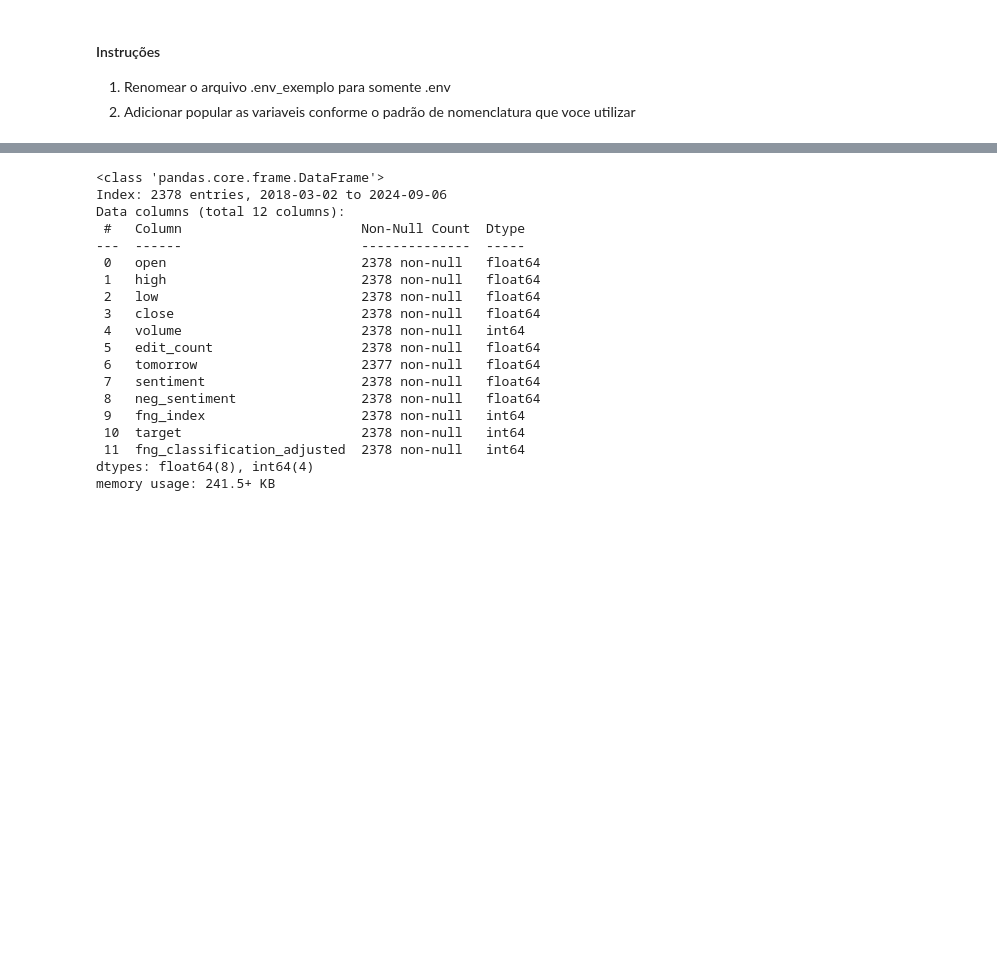
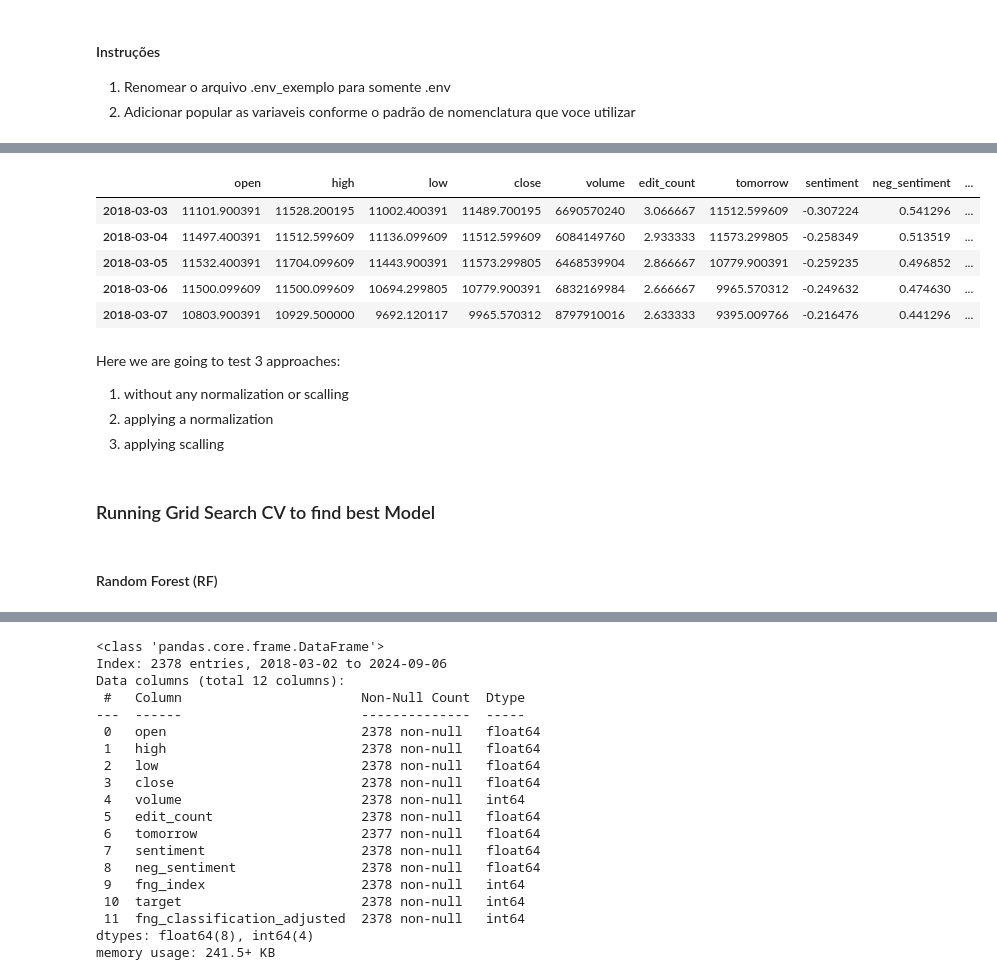
Before and after one commit to marcosnataqs/bitcoin_trend_prediction, a Jupyter notebook: ml_model_training/btc_trend_prediction_model.ipynb, the cells around one changed output, grey strips where cells are left out. Cells and saved outputs as stored; diff of their text form; code cells hidden in the pictures; blank space fills up the shorter version.

```diff
--- a/ml_model_training/btc_trend_prediction_model.ipynb
+++ b/ml_model_training/btc_trend_prediction_model.ipynb
@@ -70,0 +99,22 @@ df.head()
+# %%
+#Adjusting fng classification values
+def adjust_df_for_ml(df:pd.DataFrame, map:dict) -> pd.DataFrame:
+    df['fng_class_yest_adjusted'] = df['fng_class_yest'].map(map)
+    df.drop(columns=['fng_class', 'fng_class_yest'], axis=1, inplace=True)
+    return df
+
+data = adjust_df_for_ml(df=data, map=map)
+data.head()
+# %% [output]
+|  | open | high | low | close | volume | edit_count | tomorrow | sentiment | neg_sentiment | ... |
+| 2018-03-03 | 11101.900391 | 11528.200195 | 11002.400391 | 11489.700195 | 6690570240 | 3.066667 | 11512.599609 | -0.307224 | 0.541296 | ... |
+| 2018-03-04 | 11497.400391 | 11512.599609 | 11136.099609 | 11512.599609 | 6084149760 | 2.933333 | 11573.299805 | -0.258349 | 0.513519 | ... |
+| 2018-03-05 | 11532.400391 | 11704.099609 | 11443.900391 | 11573.299805 | 6468539904 | 2.866667 | 10779.900391 | -0.259235 | 0.496852 | ... |
+| 2018-03-06 | 11500.099609 | 11500.099609 | 10694.299805 | 10779.900391 | 6832169984 | 2.666667 | 9965.570312 | -0.249632 | 0.474630 | ... |
+| 2018-03-07 | 10803.900391 | 10929.500000 | 9692.120117 | 9965.570312 | 8797910016 | 2.633333 | 9395.009766 | -0.216476 | 0.441296 | ... |
+# %% [markdown]
+Here we are going to test 3 approaches:
+
+1. without any normalization or scalling
+2. applying a normalization
+3. applying scalling
@@ -70,0 +139,2 @@ df.head()
+# %% [markdown]
+### Running Grid Search CV to find best Model
@@ -70,0 +189,2 @@ df.head()
+# %% [markdown]
+#### Random Forest (RF)
```
Also changed, not shown: parts of 59 cells of this notebook.
